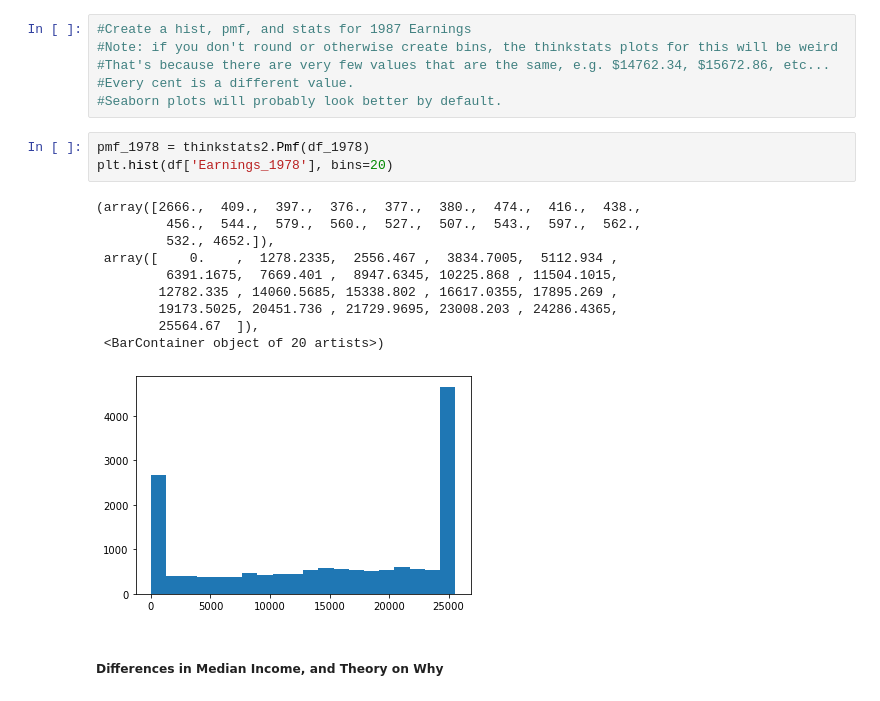
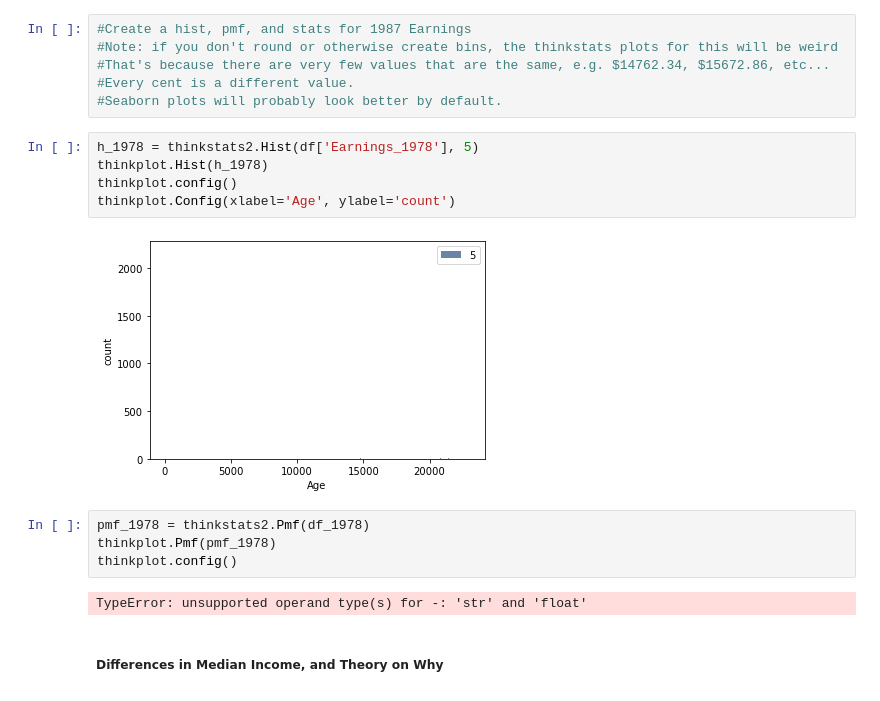
Before and after one commit to twelsah2011/BSIP_Assignment_1_Students, a Jupyter notebook: stats_asn_1_stud_temp.ipynb, the cells around one changed output. Drawn from its saved outputs; the diff is of its cells as text.

```diff
--- a/stats_asn_1_stud_temp.ipynb
+++ b/stats_asn_1_stud_temp.ipynb
@@ -298,20 +303,19 @@ As a conclusion, there seems to be a large jump in the number of people earning
 #That's because there are very few values that are the same, e.g. $14762.34, $15672.86, etc...
 #Every cent is a different value.
 #Seaborn plots will probably look better by default.
-# %%
-pmf_1978 = thinkstats2.Pmf(df_1978)
-plt.hist(df['Earnings_1978'], bins=20)
-# %% [output]
-(array([2666.,  409.,  397.,  376.,  377.,  380.,  474.,  416.,  438.,
-         456.,  544.,  579.,  560.,  527.,  507.,  543.,  597.,  562.,
-         532., 4652.]),
- array([    0.    ,  1278.2335,  2556.467 ,  3834.7005,  5112.934 ,
-         6391.1675,  7669.401 ,  8947.6345, 10225.868 , 11504.1015,
-        12782.335 , 14060.5685, 15338.802 , 16617.0355, 17895.269 ,
-        19173.5025, 20451.736 , 21729.9695, 23008.203 , 24286.4365,
-        25564.67  ]),
- <BarContainer object of 20 artists>)
-[figure, removed]
+# %%
+h_1978 = thinkstats2.Hist(df['Earnings_1978'], 5)
+thinkplot.Hist(h_1978)
+thinkplot.config()
+thinkplot.Config(xlabel='Age', ylabel='count')
+# %% [output]
+[figure, added]
+# %%
+pmf_1978 = thinkstats2.Pmf(df_1978)
+thinkplot.Pmf(pmf_1978)
+thinkplot.config()
+# %% [output]
+TypeError: unsupported operand type(s) for -: 'str' and 'float'
 # %% [markdown]
 ##### Differences in Median Income, and Theory on Why
 # %% [markdown]
```
Also changed, not shown: parts of 3 cells of this notebook.
